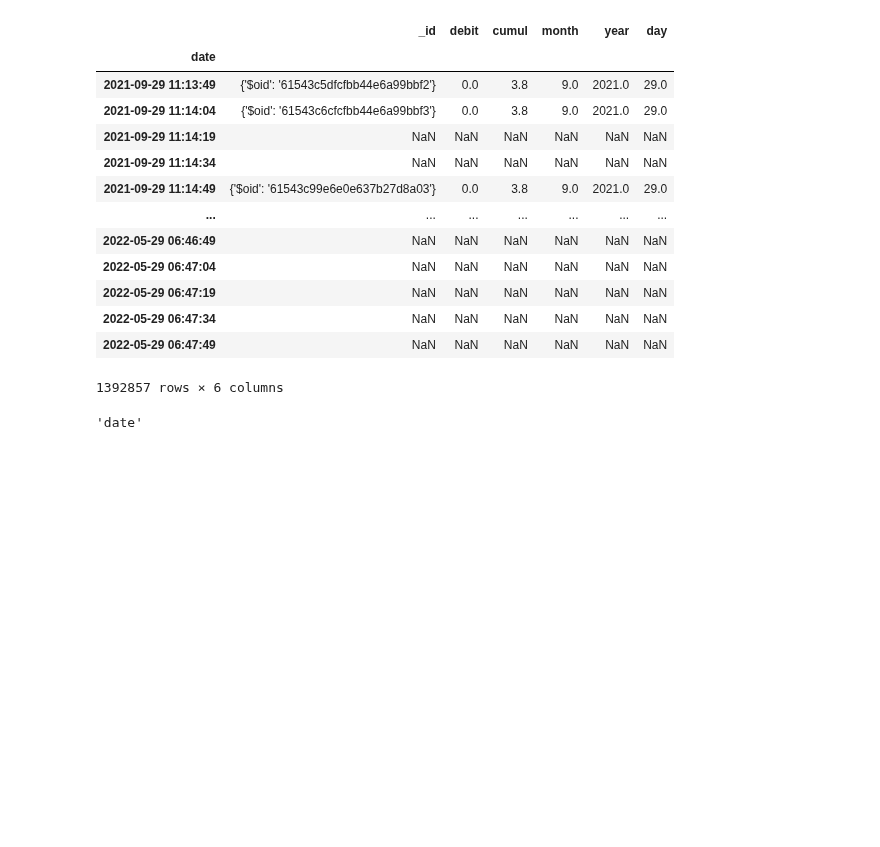
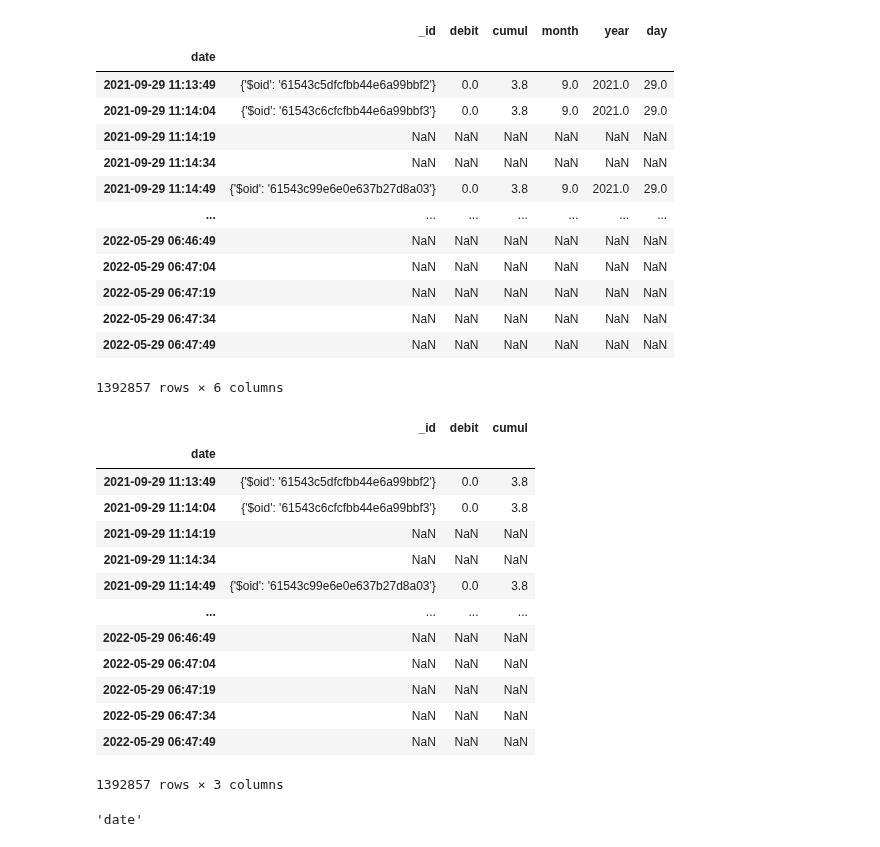
Before and after one commit to Cyrine-afk/Water-Consumption, a Jupyter notebook: Water DB.ipynb, the cells around one changed output. Saved outputs shown, nothing was run; the diff lists cells and outputs as text; code cells hidden in the pictures; blank space fills up the shorter version.

```diff
--- a/Water DB.ipynb
+++ b/Water DB.ipynb
@@ -692,6 +694,24 @@ water_duplicates_removed
 | 2022-05-29 06:47:34 | NaN | NaN | NaN | NaN | NaN | NaN |
 | 2022-05-29 06:47:49 | NaN | NaN | NaN | NaN | NaN | NaN |
 1392857 rows × 6 columns
+# %%
+#dropping unnecessary columns
+water_duplicates_removed.drop(['month', 'year','day'], axis=1)
+# %% [output]
+|  | _id | debit | cumul |
+| date |  |  |  |
+| 2021-09-29 11:13:49 | {'$oid': '61543c5dfcfbb44e6a99bbf2'} | 0.0 | 3.8 |
+| 2021-09-29 11:14:04 | {'$oid': '61543c6cfcfbb44e6a99bbf3'} | 0.0 | 3.8 |
+| 2021-09-29 11:14:19 | NaN | NaN | NaN |
+| 2021-09-29 11:14:34 | NaN | NaN | NaN |
+| 2021-09-29 11:14:49 | {'$oid': '61543c99e6e0e637b27d8a03'} | 0.0 | 3.8 |
+| ... | ... | ... | ... |
+| 2022-05-29 06:46:49 | NaN | NaN | NaN |
+| 2022-05-29 06:47:04 | NaN | NaN | NaN |
+| 2022-05-29 06:47:19 | NaN | NaN | NaN |
+| 2022-05-29 06:47:34 | NaN | NaN | NaN |
+| 2022-05-29 06:47:49 | NaN | NaN | NaN |
+1392857 rows × 3 columns
 # %%
 #looking for index column name
 water_duplicates_removed.index.name
```
Also changed, not shown: parts of 2 cells of this notebook.
